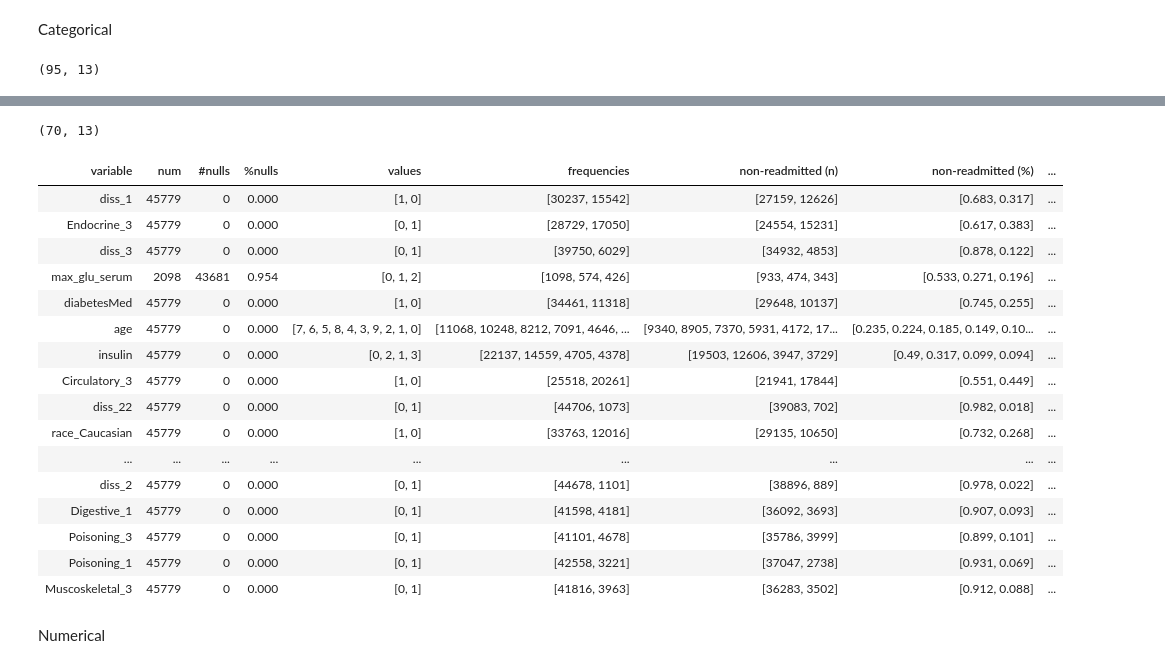
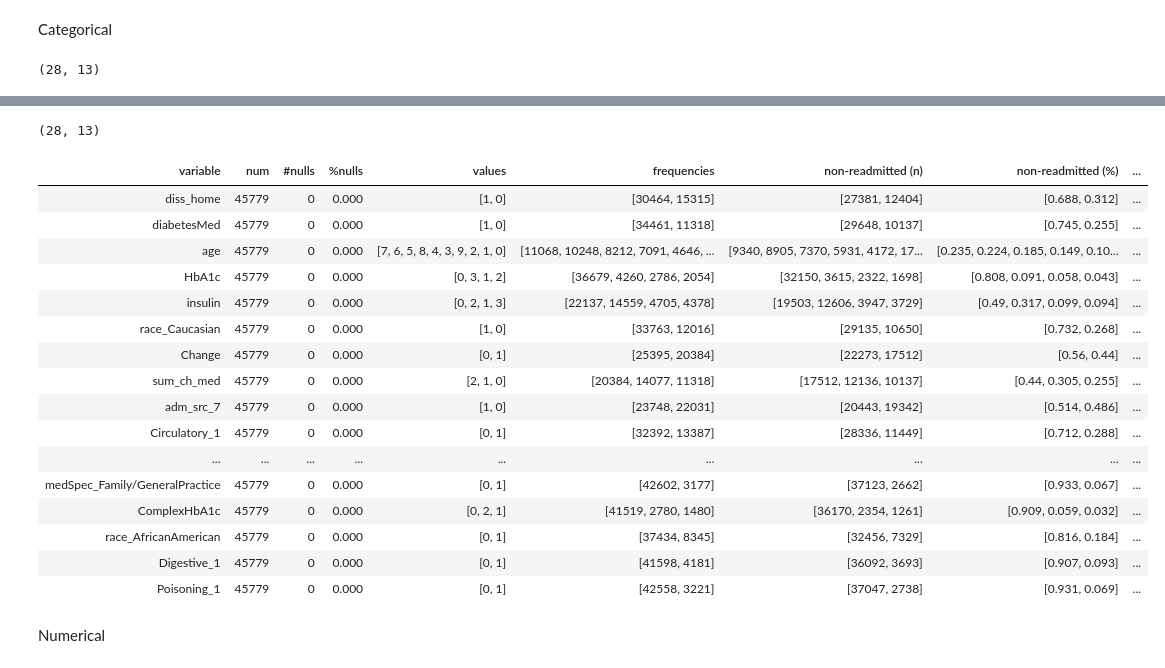
Before and after one commit to CHABOBO/readmission, a Jupyter notebook: notebook/03-data-exploration.ipynb, the cells around one changed output, grey strips where cells are left out. Saved outputs shown, nothing was run; the diff lists cells and outputs as text; code cells hidden in the pictures.

```diff
--- a/notebook/03-data-exploration.ipynb
+++ b/notebook/03-data-exploration.ipynb
@@ -43,13 +43,7 @@ from TypeFeatImputer import TypeFeatImputer
 typeEncounter = "last" # ['first','last']
 typeHypothesis = "early_readmission_vs_none" # ['all_readmisssion_vs_none','early_readmission_vs_none']
 typeDataFeatures = "extended_extra" # ["non_extended","extended','extended_extra']
-    #Extended -> Subset of columns
-    #Minimum -> minimum set of columns
-typeDiagnosis = "none"  #["none","diag_1", "diag_3"]
-typeDisease = "subset" # ["subset","any",["Respiratory",...]]
-    #subset -> Return subset of predefined disease features
-    #any -> Return all disease features
-    #disease -> Return diseases feature
+typeDiagnosis = "diag_1"  #["none","diag_1", "diag_3"]
 typeDataExperiment = "disease" #["all", "disease"]
     #all -> Include all diagnosis as columns
     #disease -> Remove diagnosis as column and keep only rows with diagnosis == 1
@@ -60,0 +59,10 @@ else:
+# %%
+# Readmitted none vs readmitted
+if typeHypothesis == "all_readmisssion_vs_none":
+    df_all["readmitted"][df_all["readmitted"].values > 0] = 1
+
+# Readmitted none vs early readmitted
+if typeHypothesis == "early_readmission_vs_none":
+    df_all= df_all[df_all["readmitted"].isin([0,1])]
+
+print df_all.shape
@@ -92,13 +96,15 @@ plt.show
 # %%
 #Compute type fields
 
-numCols = [
-    "time_in_hospital","num_lab_procedures","num_procedures","num_medications",
-    "number_outpatient","number_emergency","number_inpatient","number_diagnoses"
-]
+numCols = ['time_in_hospital','num_lab_procedures', 'num_procedures', 'num_medications', 'number_outpatient',
+            'number_emergency', 'number_inpatient', 'number_diagnoses',
+            'add_in_out', 'add_procs_meds', 'div_visits_time', 'div_em_time', 'div_visit_med', 'div_em_med',
+            'number_treatment','number_treatment_0','number_treatment_1','number_treatment_2','number_treatment_3']
+
 
 catCols = []
-reducedCols = cols[:-1]
+cols = df_all.columns
+reducedCols = df_all.columns[:-1]
 
 for i in range(len(cols)):
     if cols[i] not in numCols:
@@ -161,10 +167,10 @@ from sklearn.feature_selection import chi2
 for cond in ["non_all", "non_early"]:
 
     if cond == "non_all":
-        dfFilteredAux = dfFiltered.copy()
+        dfFilteredAux = df_all.copy()
         classVal = dfFilteredAux["readmitted"]>0
     else:
-        dfFilteredAux = dfFiltered[dfFiltered["readmitted"]<=1].copy()
+        dfFilteredAux = df_all[df_all["readmitted"]<=1].copy()
         classVal = dfFilteredAux["readmitted"]>0
 
     catData = []
@@ -205,5 +211,5 @@ for cond in ["non_all", "non_early"]:
     print dfCatData[dfCatData["p-value"] < 0.05].shape
     display(HTML(dfCatData[np.logical_and(dfCatData["p-value"] < 0.05, dfCatData["diff (%)"] >= 0.01)].sort_values("diff (%)", ascending=False).to_html(index=False)))
 # %% [output]
-(95, 13)
+(28, 13)
 | variable | num | #nulls | %nulls | values | frequencies | non-readmitted (n) | non-readmitted (%) | ... |
@@ -226,21 +232,21 @@ for cond in ["non_all", "non_early"]:
-(70, 13)
+(28, 13)
 | variable | num | #nulls | %nulls | values | frequencies | non-readmitted (n) | non-readmitted (%) | ... |
-| diss_1 | 45779 | 0 | 0.000 | [1, 0] | [30237, 15542] | [27159, 12626] | [0.683, 0.317] | ... |
-| Endocrine_3 | 45779 | 0 | 0.000 | [0, 1] | [28729, 17050] | [24554, 15231] | [0.617, 0.383] | ... |
-| diss_3 | 45779 | 0 | 0.000 | [0, 1] | [39750, 6029] | [34932, 4853] | [0.878, 0.122] | ... |
-| max_glu_serum | 2098 | 43681 | 0.954 | [0, 1, 2] | [1098, 574, 426] | [933, 474, 343] | [0.533, 0.271, 0.196] | ... |
+| diss_home | 45779 | 0 | 0.000 | [1, 0] | [30464, 15315] | [27381, 12404] | [0.688, 0.312] | ... |
 | diabetesMed | 45779 | 0 | 0.000 | [1, 0] | [34461, 11318] | [29648, 10137] | [0.745, 0.255] | ... |
 | age | 45779 | 0 | 0.000 | [7, 6, 5, 8, 4, 3, 9, 2, 1, 0] | [11068, 10248, 8212, 7091, 4646, ... | [9340, 8905, 7370, 5931, 4172, 17... | [0.235, 0.224, 0.185, 0.149, 0.10... | ... |
+| HbA1c | 45779 | 0 | 0.000 | [0, 3, 1, 2] | [36679, 4260, 2786, 2054] | [32150, 3615, 2322, 1698] | [0.808, 0.091, 0.058, 0.043] | ... |
 | insulin | 45779 | 0 | 0.000 | [0, 2, 1, 3] | [22137, 14559, 4705, 4378] | [19503, 12606, 3947, 3729] | [0.49, 0.317, 0.099, 0.094] | ... |
-| Circulatory_3 | 45779 | 0 | 0.000 | [1, 0] | [25518, 20261] | [21941, 17844] | [0.551, 0.449] | ... |
-| diss_22 | 45779 | 0 | 0.000 | [0, 1] | [44706, 1073] | [39083, 702] | [0.982, 0.018] | ... |
 | race_Caucasian | 45779 | 0 | 0.000 | [1, 0] | [33763, 12016] | [29135, 10650] | [0.732, 0.268] | ... |
+| Change | 45779 | 0 | 0.000 | [0, 1] | [25395, 20384] | [22273, 17512] | [0.56, 0.44] | ... |
+| sum_ch_med | 45779 | 0 | 0.000 | [2, 1, 0] | [20384, 14077, 11318] | [17512, 12136, 10137] | [0.44, 0.305, 0.255] | ... |
+| adm_src_7 | 45779 | 0 | 0.000 | [1, 0] | [23748, 22031] | [20443, 19342] | [0.514, 0.486] | ... |
+| Circulatory_1 | 45779 | 0 | 0.000 | [0, 1] | [32392, 13387] | [28336, 11449] | [0.712, 0.288] | ... |
 | ... | ... | ... | ... | ... | ... | ... | ... | ... |
-| diss_2 | 45779 | 0 | 0.000 | [0, 1] | [44678, 1101] | [38896, 889] | [0.978, 0.022] | ... |
+| medSpec_Family/GeneralPractice | 45779 | 0 | 0.000 | [0, 1] | [42602, 3177] | [37123, 2662] | [0.933, 0.067] | ... |
+| ComplexHbA1c | 45779 | 0 | 0.000 | [0, 2, 1] | [41519, 2780, 1480] | [36170, 2354, 1261] | [0.909, 0.059, 0.032] | ... |
+| race_AfricanAmerican | 45779 | 0 | 0.000 | [0, 1] | [37434, 8345] | [32456, 7329] | [0.816, 0.184] | ... |
 | Digestive_1 | 45779 | 0 | 0.000 | [0, 1] | [41598, 4181] | [36092, 3693] | [0.907, 0.093] | ... |
-| Poisoning_3 | 45779 | 0 | 0.000 | [0, 1] | [41101, 4678] | [35786, 3999] | [0.899, 0.101] | ... |
 | Poisoning_1 | 45779 | 0 | 0.000 | [0, 1] | [42558, 3221] | [37047, 2738] | [0.931, 0.069] | ... |
-| Muscoskeletal_3 | 45779 | 0 | 0.000 | [0, 1] | [41816, 3963] | [36283, 3502] | [0.912, 0.088] | ... |
 # %% [markdown]
 Numerical
 # %%
```
Also changed, not shown: parts of 7 cells of this notebook, 7 other files.
